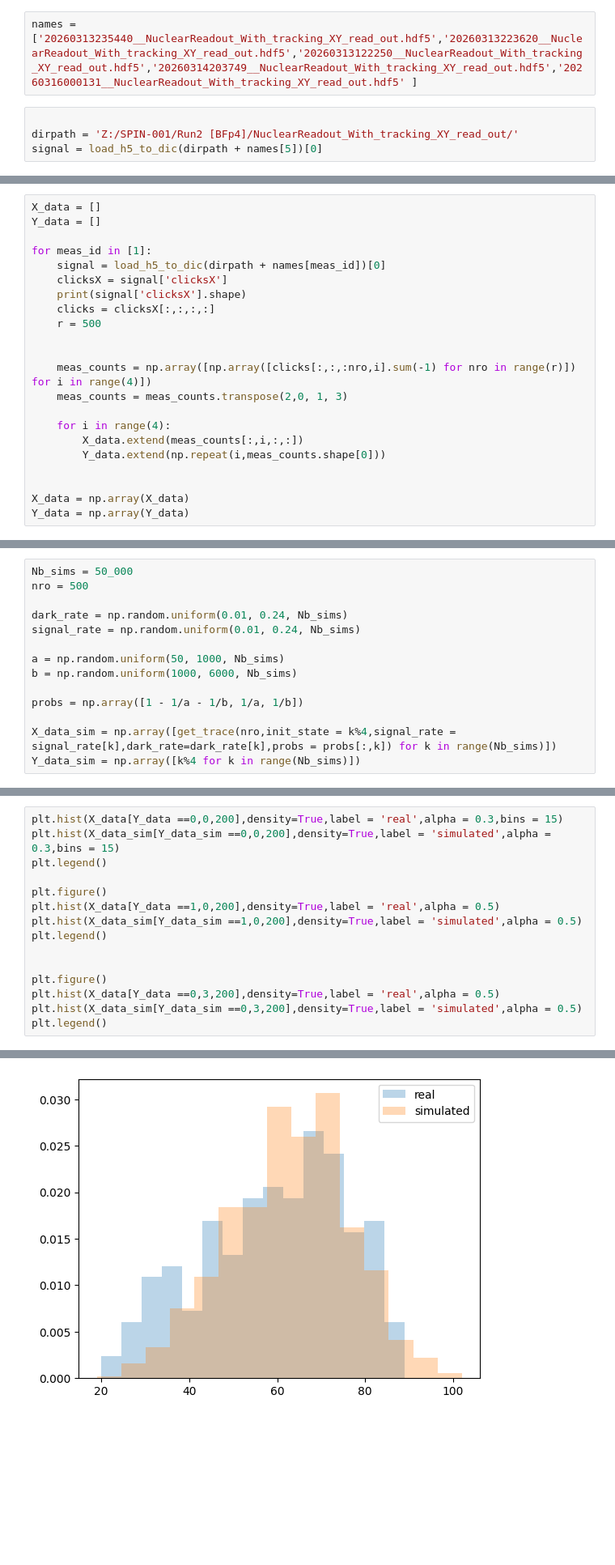
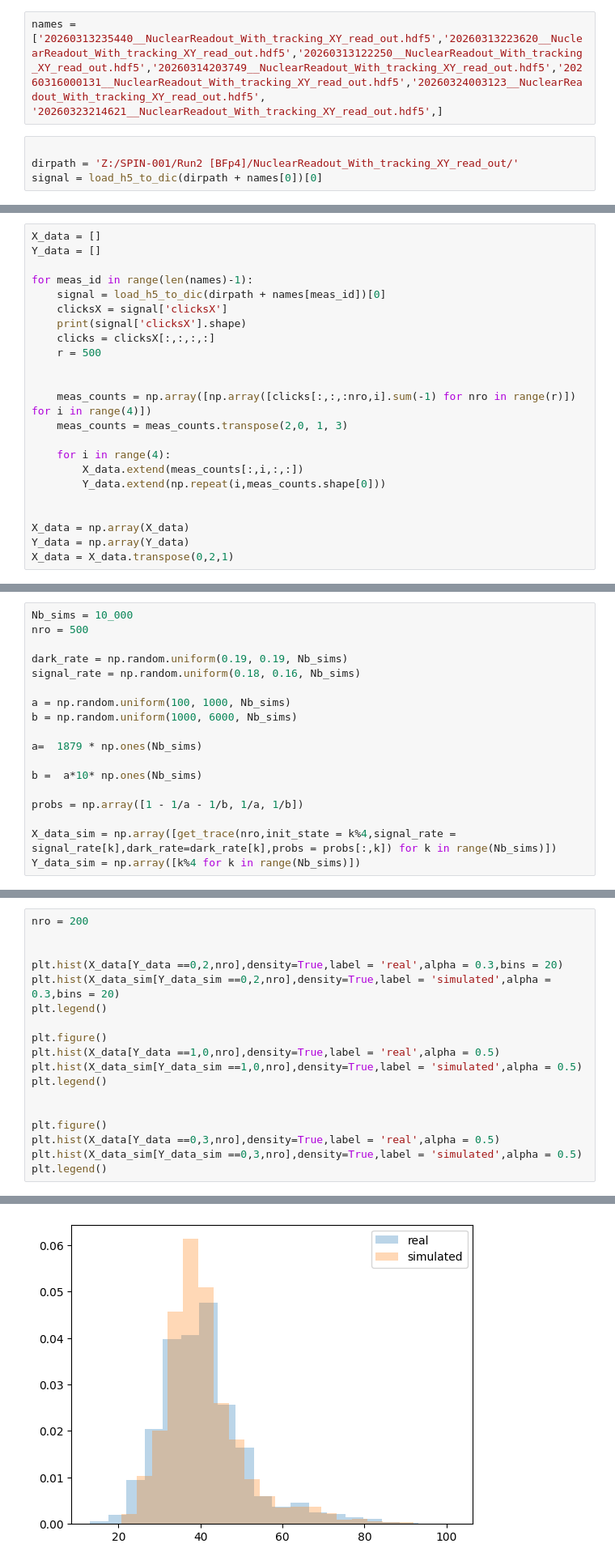
Before and after one commit to leonmyk/Spectroscopy_Hamiltonian_fitter-, a Jupyter notebook: mlp.ipynb, the cells around one changed output, grey strips where cells are left out. Shown at 81% size. Drawn from its saved outputs; the diff is of its cells as text; blank space fills up the shorter version.

```diff
--- a/mlp.ipynb
+++ b/mlp.ipynb
@@ -320,8 +266,8 @@ def save_model_with_accuracy(model, accuracy,name):
 # %% [markdown]
 # Load Measurement Data
 # %%
-names = ['20260313235440__NuclearReadout_With_tracking_XY_read_out.hdf5','20260313223620__NuclearReadout_With_tracking_XY_read_out.hdf5','20260313122250__NuclearReadout_With_tracking_XY_read_out.hdf5','20260314203749__NuclearReadout_With_tracking_XY_read_out.hdf5','20260316000131__NuclearReadout_With_tracking_XY_read_out.hdf5' ]
+names = ['20260313235440__NuclearReadout_With_tracking_XY_read_out.hdf5','20260313223620__NuclearReadout_With_tracking_XY_read_out.hdf5','20260313122250__NuclearReadout_With_tracking_XY_read_out.hdf5','20260314203749__NuclearReadout_With_tracking_XY_read_out.hdf5','20260316000131__NuclearReadout_With_tracking_XY_read_out.hdf5','20260324003123__NuclearReadout_With_tracking_XY_read_out.hdf5', '20260323214621__NuclearReadout_With_tracking_XY_read_out.hdf5',]
 # %%
 
 dirpath = 'Z:/SPIN-001/Run2 [BFp4]/NuclearReadout_With_tracking_XY_read_out/'
-signal = load_h5_to_dic(dirpath + names[5])[0]
+signal = load_h5_to_dic(dirpath + names[0])[0]
@@ -331,7 +275,7 @@ IndexError: list index out of range
 X_data = []
 Y_data = []
 
-for meas_id in [1]:
+for meas_id in range(len(names)-1):
     signal = load_h5_to_dic(dirpath + names[meas_id])[0]
     clicksX = signal['clicksX']
     print(signal['clicksX'].shape)
@@ -349,4 +293,5 @@ for meas_id in [1]:
 
 X_data = np.array(X_data)
 Y_data = np.array(Y_data)
+X_data = X_data.transpose(0,2,1)
 # %% [output]
@@ -673,14 +637,18 @@ KeyboardInterrupt:
 # %% [markdown]
 ## equally distributed
 # %%
-Nb_sims = 50_000
+Nb_sims = 10_000
 nro = 500
 
-dark_rate = np.random.uniform(0.01, 0.24, Nb_sims)
-signal_rate = np.random.uniform(0.01, 0.24, Nb_sims)
+dark_rate = np.random.uniform(0.19, 0.19, Nb_sims)
+signal_rate = np.random.uniform(0.18, 0.16, Nb_sims)
 
-a = np.random.uniform(50, 1000, Nb_sims)
+a = np.random.uniform(100, 1000, Nb_sims)
 b = np.random.uniform(1000, 6000, Nb_sims)
+
+a=  1879 * np.ones(Nb_sims)
+
+b =  a*10* np.ones(Nb_sims)
 
 probs = np.array([1 - 1/a - 1/b, 1/a, 1/b])
 
@@ -699,20 +667,23 @@ plt.plot(X_data_sim[i,3,:])
 # %% [markdown]
 # Plot simulated with real data
 # %%
-plt.hist(X_data[Y_data ==0,0,200],density=True,label = 'real',alpha = 0.3,bins = 15)
-plt.hist(X_data_sim[Y_data_sim ==0,0,200],density=True,label = 'simulated',alpha = 0.3,bins = 15)
+nro = 200
+
+
+plt.hist(X_data[Y_data ==0,2,nro],density=True,label = 'real',alpha = 0.3,bins = 20)
+plt.hist(X_data_sim[Y_data_sim ==0,2,nro],density=True,label = 'simulated',alpha = 0.3,bins = 20)
 plt.legend()
 
 plt.figure()
-plt.hist(X_data[Y_data ==1,0,200],density=True,label = 'real',alpha = 0.5)
-plt.hist(X_data_sim[Y_data_sim ==1,0,200],density=True,label = 'simulated',alpha = 0.5)
+plt.hist(X_data[Y_data ==1,0,nro],density=True,label = 'real',alpha = 0.5)
+plt.hist(X_data_sim[Y_data_sim ==1,0,nro],density=True,label = 'simulated',alpha = 0.5)
 plt.legend()
 
 
 plt.figure()
-plt.hist(X_data[Y_data ==0,3,200],density=True,label = 'real',alpha = 0.5)
-plt.hist(X_data_sim[Y_data_sim ==0,3,200],density=True,label = 'simulated',alpha = 0.5)
+plt.hist(X_data[Y_data ==0,3,nro],density=True,label = 'real',alpha = 0.5)
+plt.hist(X_data_sim[Y_data_sim ==0,3,nro],density=True,label = 'simulated',alpha = 0.5)
 plt.legend()
 # %% [output]
 <matplotlib.legend.Legend at 0x...>
-[figure, old version]
+[figure, new version]
```
Also changed, not shown: parts of 29 cells of this notebook, 7 other files.
